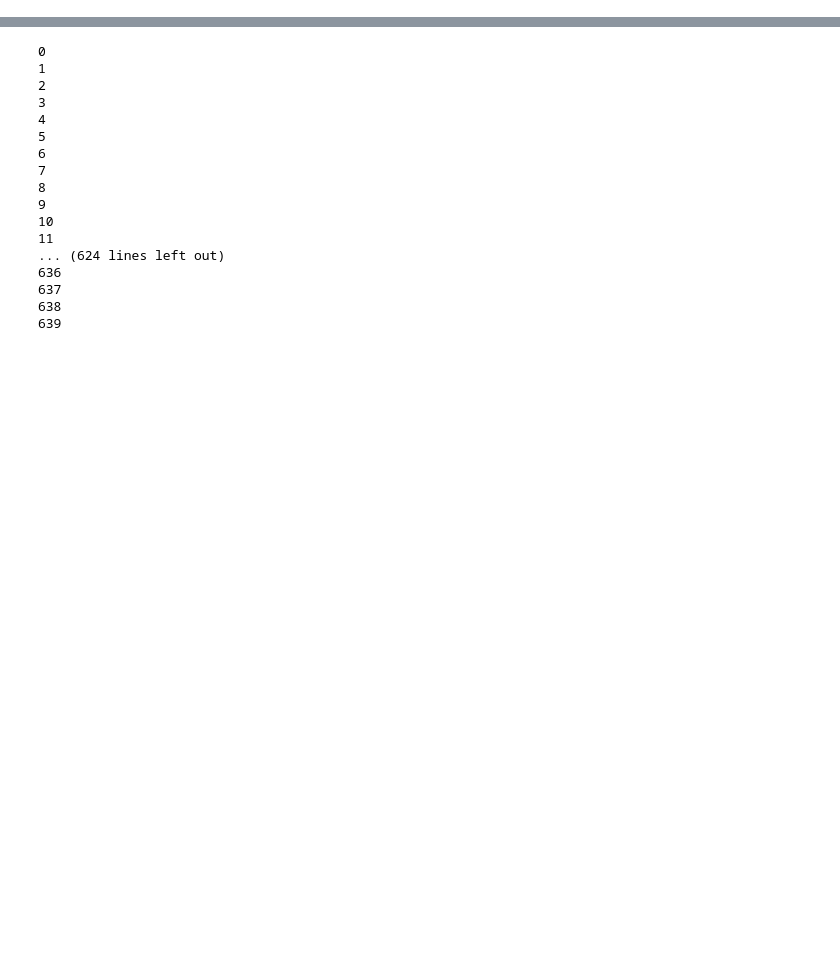
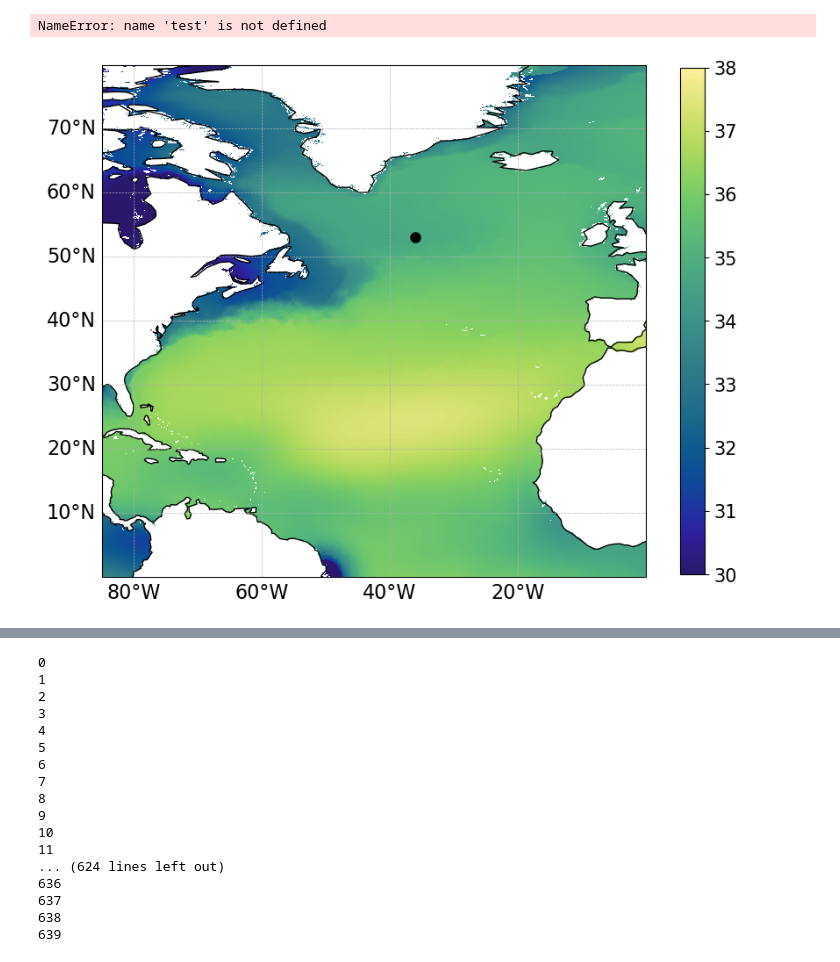
Before and after one commit to Tom-A-H/All-Code-, a Jupyter notebook: Hillary/ARMOR 3D/ARMOR - Salinity.ipynb, the cells around one changed output, grey strips where cells are left out. Cells and saved outputs as stored; diff of their text form; code cells hidden in the pictures; blank space fills up the shorter version.

```diff
--- a/Hillary/ARMOR 3D/ARMOR - Salinity.ipynb
+++ b/Hillary/ARMOR 3D/ARMOR - Salinity.ipynb
@@ -40,2 +40,22 @@ INFO - 2026-03-05T12:09:40Z - Selected dataset part: "default"
 # %%
 ds = monthly.isel(depth = 0)
+# %%
+test = test * 1.004715
+# %% [output]
+NameError: name 'test' is not defined
+# %%
+test = ds['so'].isel(time = 0)
+
+fig, ax = plt.subplots(figsize = (10,25), subplot_kw={'projection': ccrs.PlateCarree()})
+im = ax.pcolormesh(test['longitude'], test['latitude'], test, cmap=cmocean.cm.haline, transform=ccrs.PlateCarree(), vmin = 30, vmax = 38)
+cl = ax.coastlines()
+gl = ax.gridlines(draw_labels=True, linewidth=0.5, linestyle='--')
+gl.xlabel_style = {'size': 16}
+gl.ylabel_style = {'size': 16}
+gl.top_labels = False
+gl.right_labels = False
+ax.plot(-36, 53, 'ko', markersize=8, transform=ccrs.PlateCarree())
+cbar = plt.colorbar(im, ax=ax, shrink = 0.3)
+cbar.ax.tick_params(labelsize=15)
+# %% [output]
+[figure, added]
```
Also changed, not shown: parts of 11 cells of this notebook, 48 other files.
